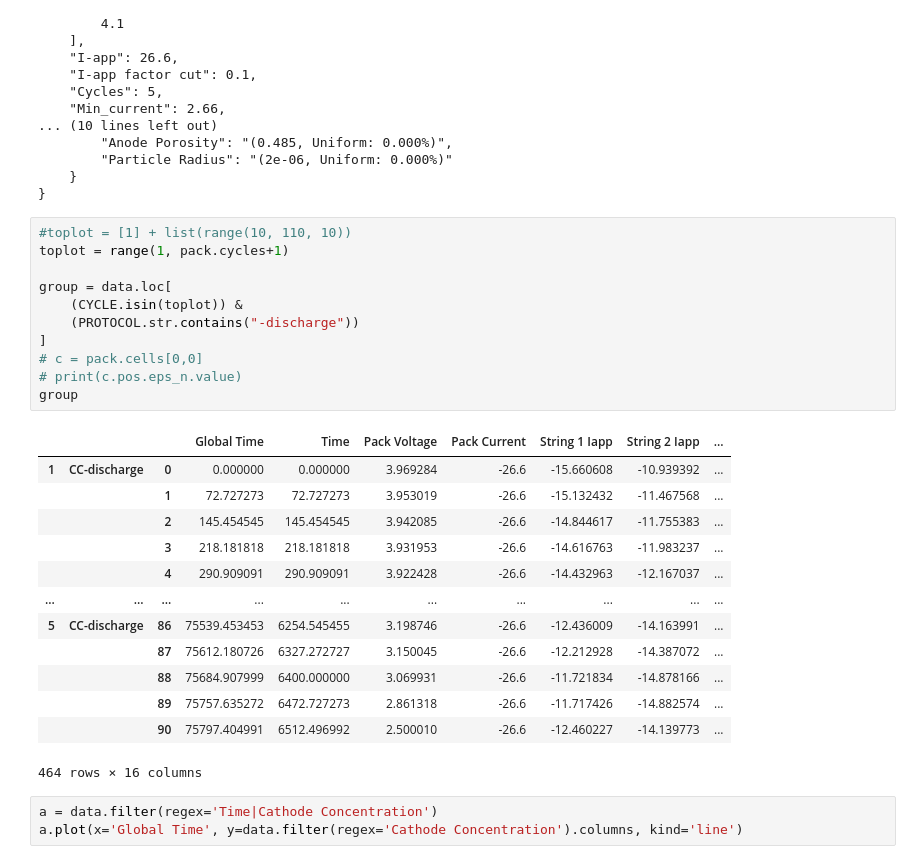
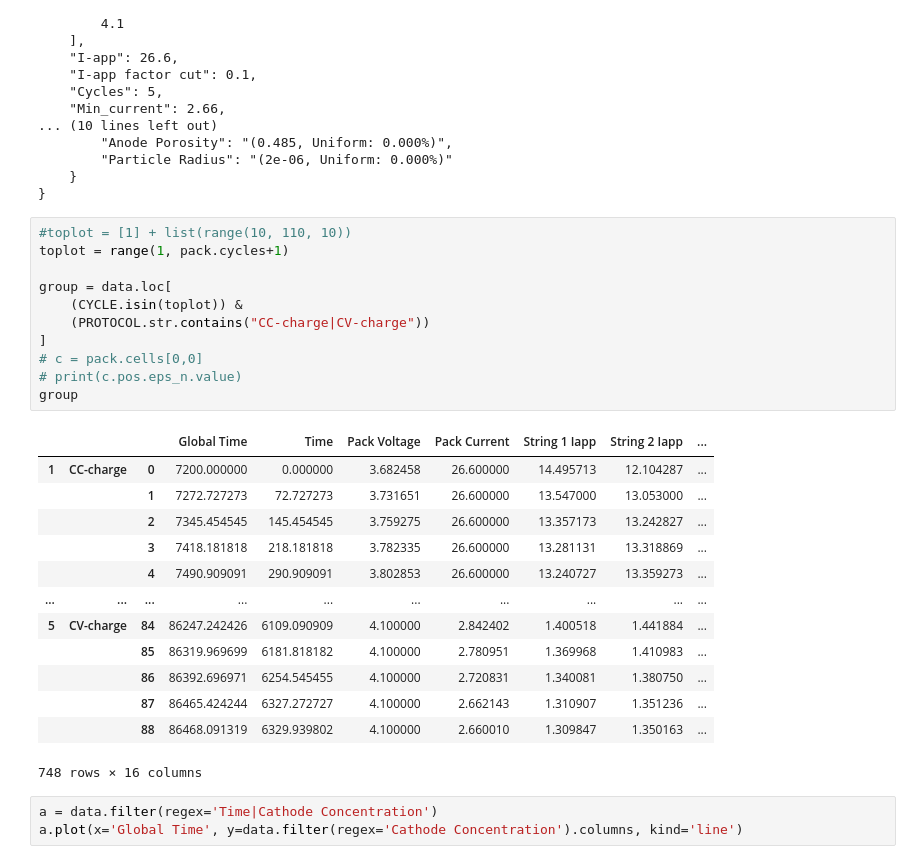
Before and after one commit to AdiMatam/Battery-Pybamm, a Jupyter notebook: dataread.ipynb, the cells around one changed output. Saved outputs shown, nothing was run; the diff lists cells and outputs as text.

```diff
--- a/dataread.ipynb
+++ b/dataread.ipynb
@@ -45,28 +45,28 @@ PROTOCOL = data.index.get_level_values(1)
 # %%
 #toplot = [1] + list(range(10, 110, 10))
 toplot = range(1, pack.cycles+1)
 
 group = data.loc[
     (CYCLE.isin(toplot)) &
-    (PROTOCOL.str.contains("-discharge"))
+    (PROTOCOL.str.contains("CC-charge|CV-charge"))
 ]
 # c = pack.cells[0,0]
 # print(c.pos.eps_n.value)
 group
 # %% [output]
 |  |  |  | Global Time | Time | Pack Voltage | Pack Current | String 1 Iapp | String 2 Iapp | ... |
-| 1 | CC-discharge | 0 | 0.000000 | 0.000000 | 3.969284 | -26.6 | -15.660608 | -10.939392 | ... |
-|  |  | 1 | 72.727273 | 72.727273 | 3.953019 | -26.6 | -15.132432 | -11.467568 | ... |
-|  |  | 2 | 145.454545 | 145.454545 | 3.942085 | -26.6 | -14.844617 | -11.755383 | ... |
-|  |  | 3 | 218.181818 | 218.181818 | 3.931953 | -26.6 | -14.616763 | -11.983237 | ... |
-|  |  | 4 | 290.909091 | 290.909091 | 3.922428 | -26.6 | -14.432963 | -12.167037 | ... |
+| 1 | CC-charge | 0 | 7200.000000 | 0.000000 | 3.682458 | 26.600000 | 14.495713 | 12.104287 | ... |
+|  |  | 1 | 7272.727273 | 72.727273 | 3.731651 | 26.600000 | 13.547000 | 13.053000 | ... |
+|  |  | 2 | 7345.454545 | 145.454545 | 3.759275 | 26.600000 | 13.357173 | 13.242827 | ... |
+|  |  | 3 | 7418.181818 | 218.181818 | 3.782335 | 26.600000 | 13.281131 | 13.318869 | ... |
+|  |  | 4 | 7490.909091 | 290.909091 | 3.802853 | 26.600000 | 13.240727 | 13.359273 | ... |
 | ... | ... | ... | ... | ... | ... | ... | ... | ... | ... |
-| 5 | CC-discharge | 86 | 75539.453453 | 6254.545455 | 3.198746 | -26.6 | -12.436009 | -14.163991 | ... |
-|  |  | 87 | 75612.180726 | 6327.272727 | 3.150045 | -26.6 | -12.212928 | -14.387072 | ... |
-|  |  | 88 | 75684.907999 | 6400.000000 | 3.069931 | -26.6 | -11.721834 | -14.878166 | ... |
-|  |  | 89 | 75757.635272 | 6472.727273 | 2.861318 | -26.6 | -11.717426 | -14.882574 | ... |
-|  |  | 90 | 75797.404991 | 6512.496992 | 2.500010 | -26.6 | -12.460227 | -14.139773 | ... |
+| 5 | CV-charge | 84 | 86247.242426 | 6109.090909 | 4.100000 | 2.842402 | 1.400518 | 1.441884 | ... |
+|  |  | 85 | 86319.969699 | 6181.818182 | 4.100000 | 2.780951 | 1.369968 | 1.410983 | ... |
+|  |  | 86 | 86392.696971 | 6254.545455 | 4.100000 | 2.720831 | 1.340081 | 1.380750 | ... |
+|  |  | 87 | 86465.424244 | 6327.272727 | 4.100000 | 2.662143 | 1.310907 | 1.351236 | ... |
+|  |  | 88 | 86468.091319 | 6329.939802 | 4.100000 | 2.660010 | 1.309847 | 1.350163 | ... |
-464 rows × 16 columns
+748 rows × 16 columns
 # %%
 a = data.filter(regex='Time|Cathode Concentration')
 a.plot(x='Global Time', y=data.filter(regex='Cathode Concentration').columns, kind='line')
```
Also changed, not shown: 15 other files.
